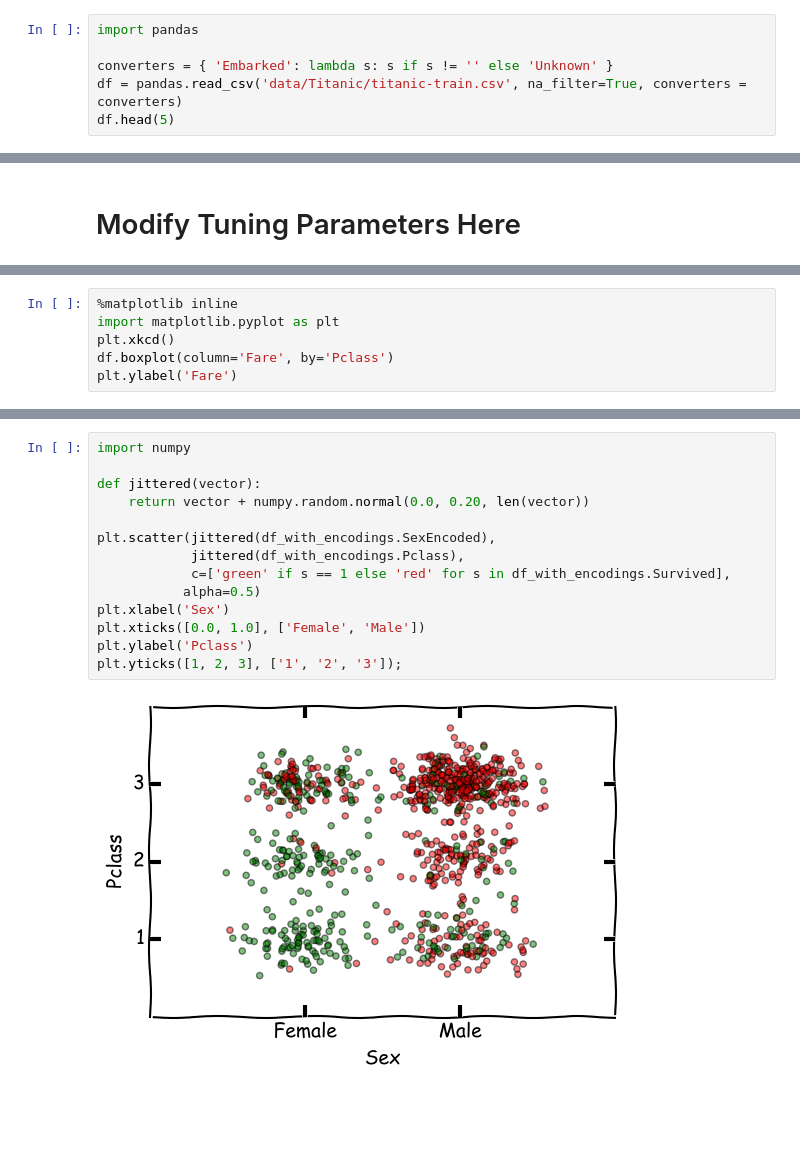
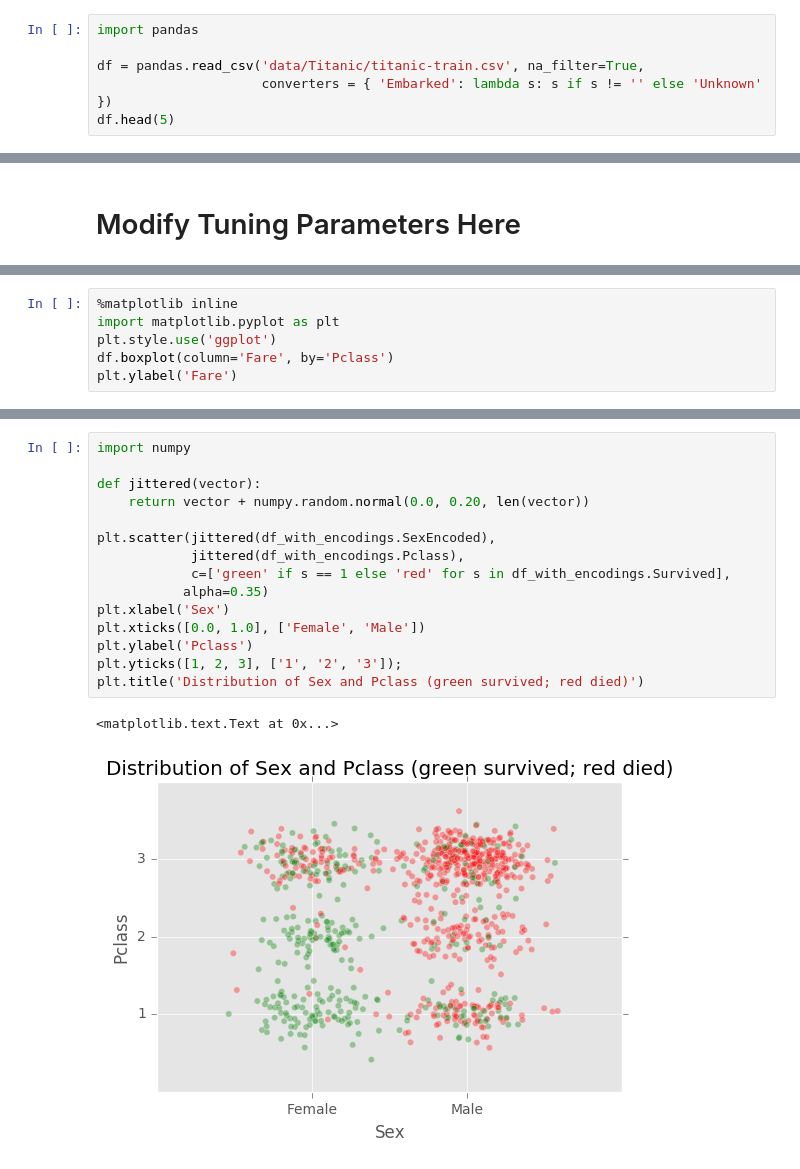
Before and after one commit to ivandir/GuildDemos, a Jupyter notebook: titanic.ipynb, the cells around one changed output, grey strips where cells are left out. Drawn from its saved outputs; the diff is of its cells as text; blank space fills up the shorter version.

```diff
--- a/titanic.ipynb
+++ b/titanic.ipynb
@@ -1,8 +1,8 @@
 # %%
 import pandas
 
-converters = { 'Embarked': lambda s: s if s != '' else 'Unknown' }
-df = pandas.read_csv('data/Titanic/titanic-train.csv', na_filter=True, converters = converters)
+df = pandas.read_csv('data/Titanic/titanic-train.csv', na_filter=True,
+                     converters = { 'Embarked': lambda s: s if s != '' else 'Unknown' })
 df.head(5)
 # %% [output]
 |  | PassengerId | Survived | Pclass | Name | Sex | Age | SibSp | Parch | Ticket | Fare | ... |
@@ -100,7 +100,7 @@ Image(graph.create_png())
 # %%
 %matplotlib inline
 import matplotlib.pyplot as plt
-plt.xkcd()
+plt.style.use('ggplot')
 df.boxplot(column='Fare', by='Pclass')
 plt.ylabel('Fare')
 # %% [output]
@@ -109,16 +109,18 @@ plt.ylabel('Fare')
 # %%
 import numpy
 
 def jittered(vector):
     return vector + numpy.random.normal(0.0, 0.20, len(vector))
 
 plt.scatter(jittered(df_with_encodings.SexEncoded),
             jittered(df_with_encodings.Pclass),
             c=['green' if s == 1 else 'red' for s in df_with_encodings.Survived],
-           alpha=0.5)
+           alpha=0.35)
 plt.xlabel('Sex')
 plt.xticks([0.0, 1.0], ['Female', 'Male'])
 plt.ylabel('Pclass')
 plt.yticks([1, 2, 3], ['1', '2', '3']);
+plt.title('Distribution of Sex and Pclass (green survived; red died)')
 # %% [output]
+<matplotlib.text.Text at 0x...>
-[figure, old version]
+[figure, new version]
```
Also changed, not shown: parts of 6 cells of this notebook, 13 other files.
